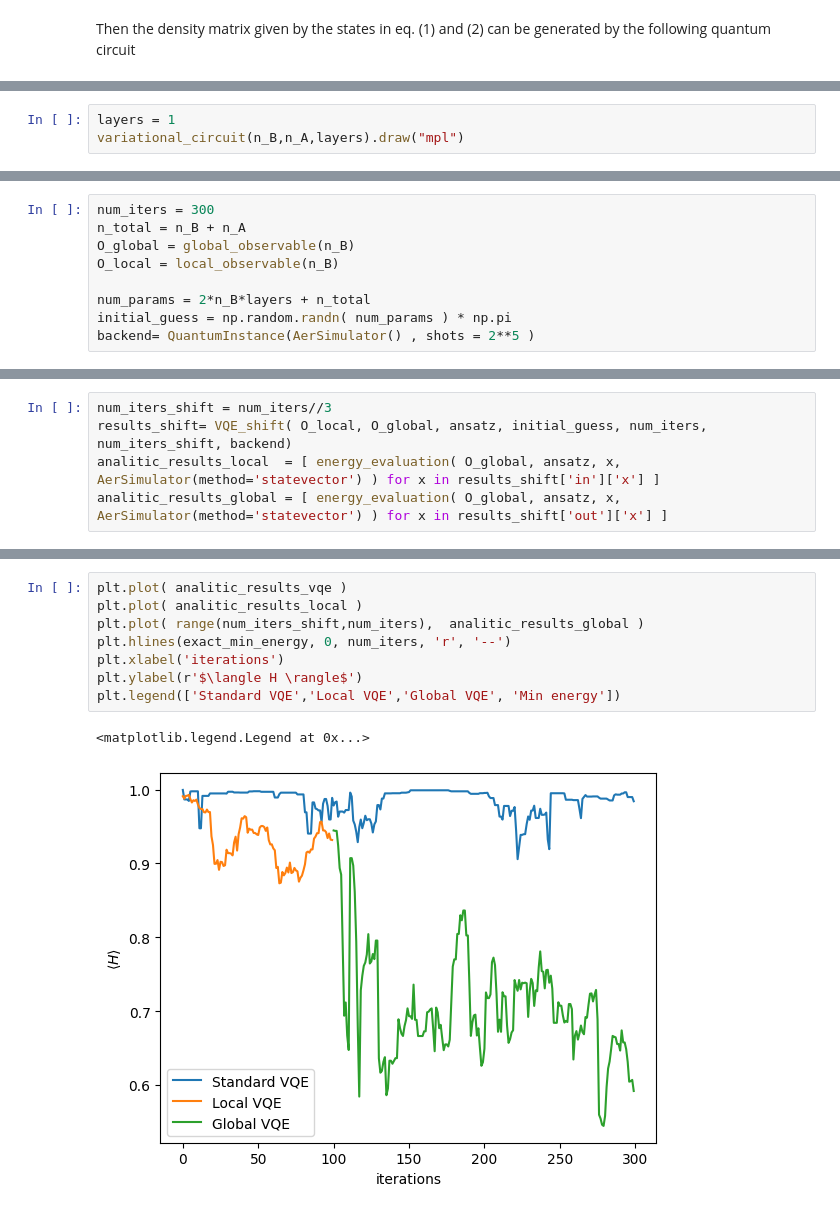
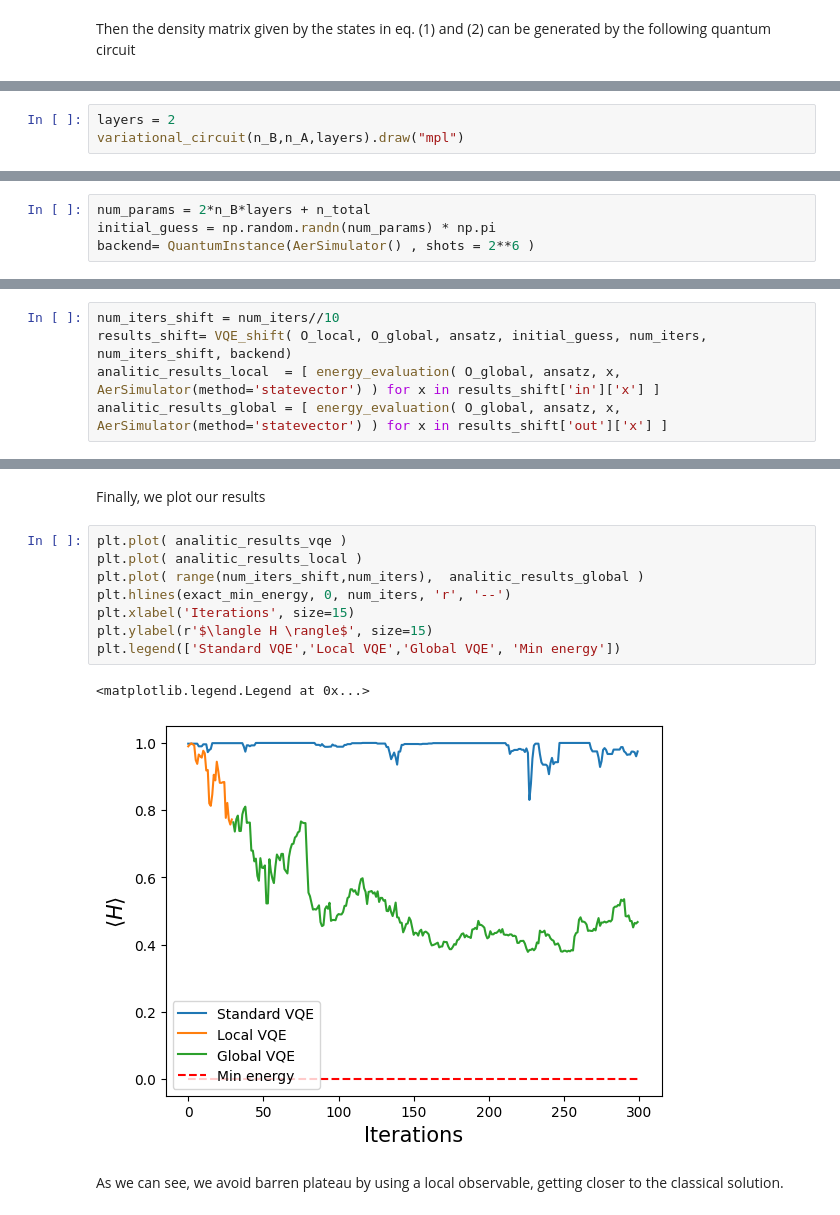
Before and after one commit to jgidi/quantum-barren-plateaus, a Jupyter notebook: Tutorials/CostFunction_BarrenPlateaus.ipynb, the cells around one changed output, grey strips where cells are left out. Saved outputs shown, nothing was run; the diff lists cells and outputs as text.

```diff
--- a/Tutorials/CostFunction_BarrenPlateaus.ipynb
+++ b/Tutorials/CostFunction_BarrenPlateaus.ipynb
@@ -85,4 +84,4 @@ Adittionally we use the variational quantum circuit proposed in Fig. 4 of Ref. [
 # %%
-layers = 1
+layers = 2
 variational_circuit(n_B,n_A,layers).draw("mpl")
 # %% [output]
@@ -97,9 +102,4 @@ ansatz = ansatz_numerical(n_B, n_A, layers)
 # %%
-num_iters = 300
-n_total = n_B + n_A
-O_global = global_observable(n_B)
-O_local = local_observable(n_B)
-
 num_params = 2*n_B*layers + n_total
-initial_guess = np.random.randn( num_params ) * np.pi
-backend= QuantumInstance(AerSimulator() , shots = 2**5 )
+initial_guess = np.random.randn(num_params) * np.pi
+backend= QuantumInstance(AerSimulator() , shots = 2**6 )
@@ -109,5 +114,5 @@ analitic_results_vqe = [ energy_evaluation(O_global, ansatz, x, AerSimulator(met
 # %%
-num_iters_shift = num_iters//3
+num_iters_shift = num_iters//10
 results_shift= VQE_shift( O_local, O_global, ansatz, initial_guess, num_iters, num_iters_shift, backend)
 analitic_results_local  = [ energy_evaluation( O_global, ansatz, x, AerSimulator(method='statevector') ) for x in results_shift['in']['x'] ]
 analitic_results_global = [ energy_evaluation( O_global, ansatz, x, AerSimulator(method='statevector') ) for x in results_shift['out']['x'] ]
@@ -121,14 +126,18 @@ exact_min_energy
+# %% [markdown]
+Finally, we plot our results
 # %%
 plt.plot( analitic_results_vqe )
 plt.plot( analitic_results_local )
 plt.plot( range(num_iters_shift,num_iters),  analitic_results_global )
 plt.hlines(exact_min_energy, 0, num_iters, 'r', '--')
-plt.xlabel('iterations')
-plt.ylabel(r'$\langle H \rangle$')
+plt.xlabel('Iterations', size=15)
+plt.ylabel(r'$\langle H \rangle$', size=15)
 plt.legend(['Standard VQE','Local VQE','Global VQE', 'Min energy'])
 # %% [output]
 <matplotlib.legend.Legend at 0x...>
-[figure, old version]
+[figure, new version]
+# %% [markdown]
+As we can see, we avoid barren plateau by using a local observable, getting closer to the classical solution.
 # %% [markdown]
 ### References
 
```
Also changed, not shown: parts of 16 cells of this notebook.
